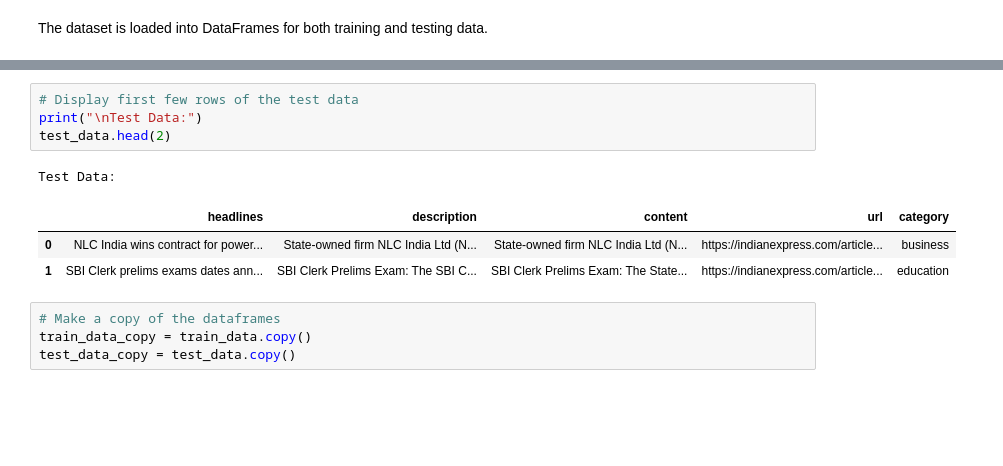
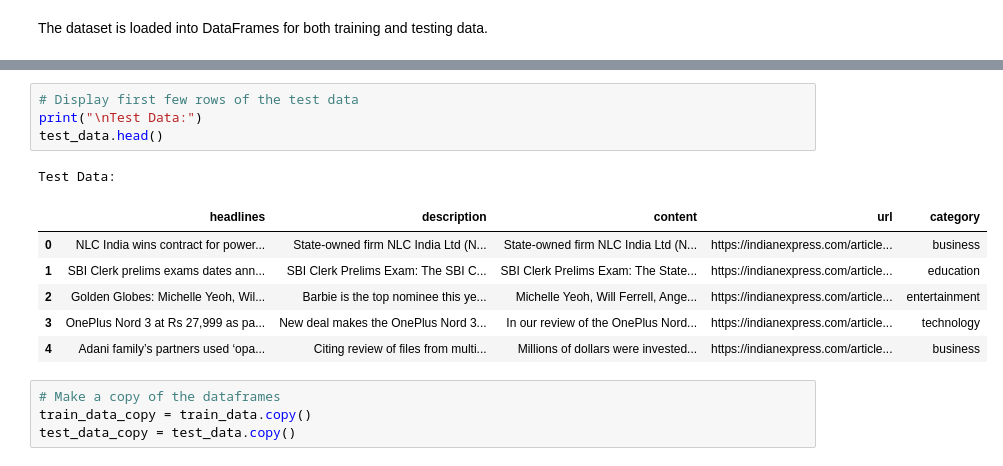
Before and after one commit to Makhutso98/Streamlit_App-Team-EG5, a Jupyter notebook: News Article Classification.ipynb, the cells around one changed output, grey strips where cells are left out. Cells and saved outputs as stored; diff of their text form; blank space fills up the shorter version.

```diff
--- a/News Article Classification.ipynb
+++ b/News Article Classification.ipynb
@@ -139,12 +119,15 @@ Training Data:
 # %%
 # Display first few rows of the test data
 print("\nTest Data:")
-test_data.head(2)
+test_data.head()
 # %% [output]
 Test Data:
 |  | headlines | description | content | url | category |
 | 0 | NLC India wins contract for power... | State-owned firm NLC India Ltd (N... | State-owned firm NLC India Ltd (N... | https://indianexpress.com/article... | business |
 | 1 | SBI Clerk prelims exams dates ann... | SBI Clerk Prelims Exam: The SBI C... | SBI Clerk Prelims Exam: The State... | https://indianexpress.com/article... | education |
+| 2 | Golden Globes: Michelle Yeoh, Wil... | Barbie is the top nominee this ye... | Michelle Yeoh, Will Ferrell, Ange... | https://indianexpress.com/article... | entertainment |
+| 3 | OnePlus Nord 3 at Rs 27,999 as pa... | New deal makes the OnePlus Nord 3... | In our review of the OnePlus Nord... | https://indianexpress.com/article... | technology |
+| 4 | Adani family’s partners used ‘opa... | Citing review of files from multi... | Millions of dollars were invested... | https://indianexpress.com/article... | business |
 # %%
 # Make a copy of the dataframes
 train_data_copy = train_data.copy()
```
Also changed, not shown: parts of 94 cells of this notebook, 5 other files.
